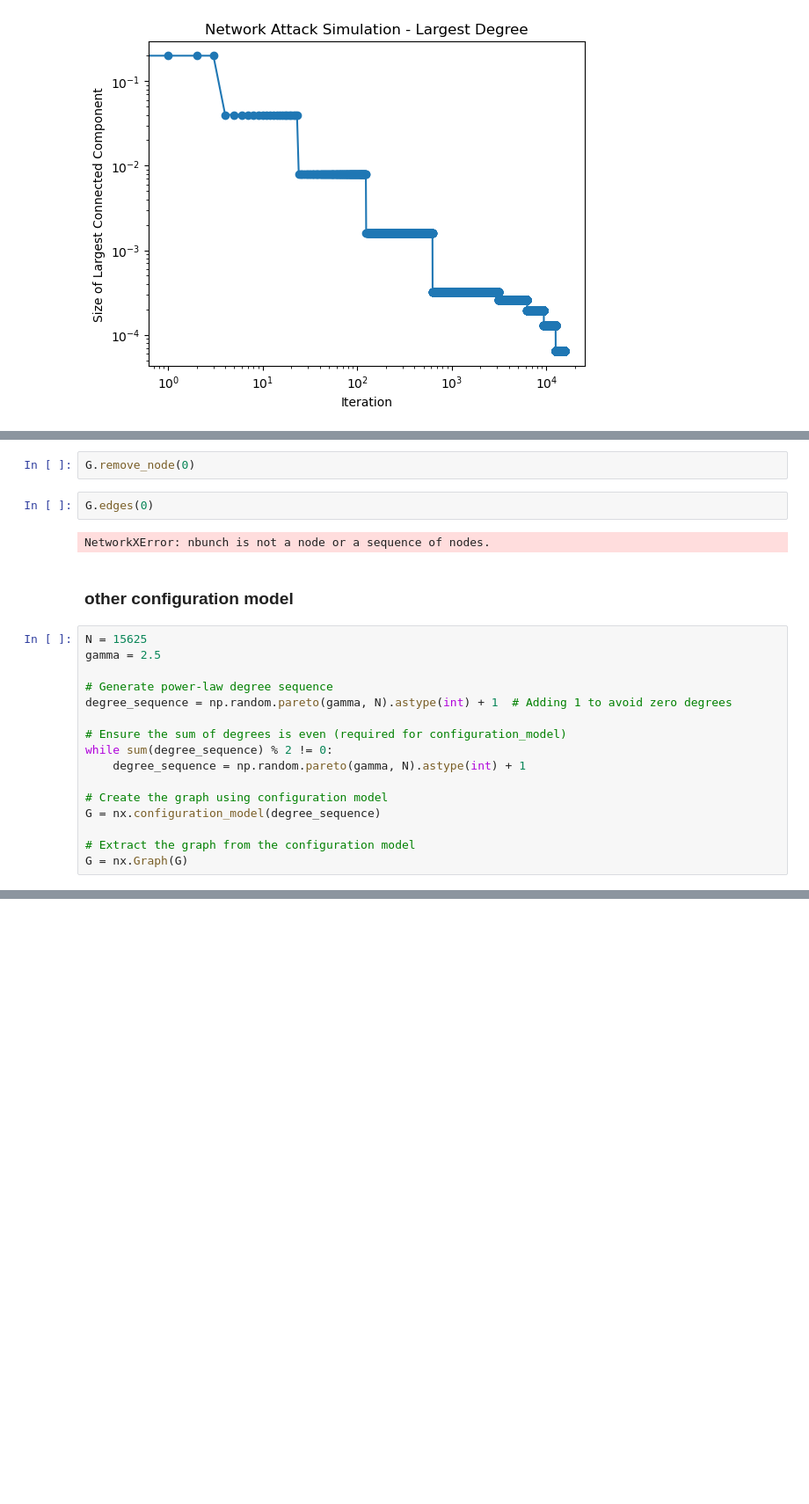
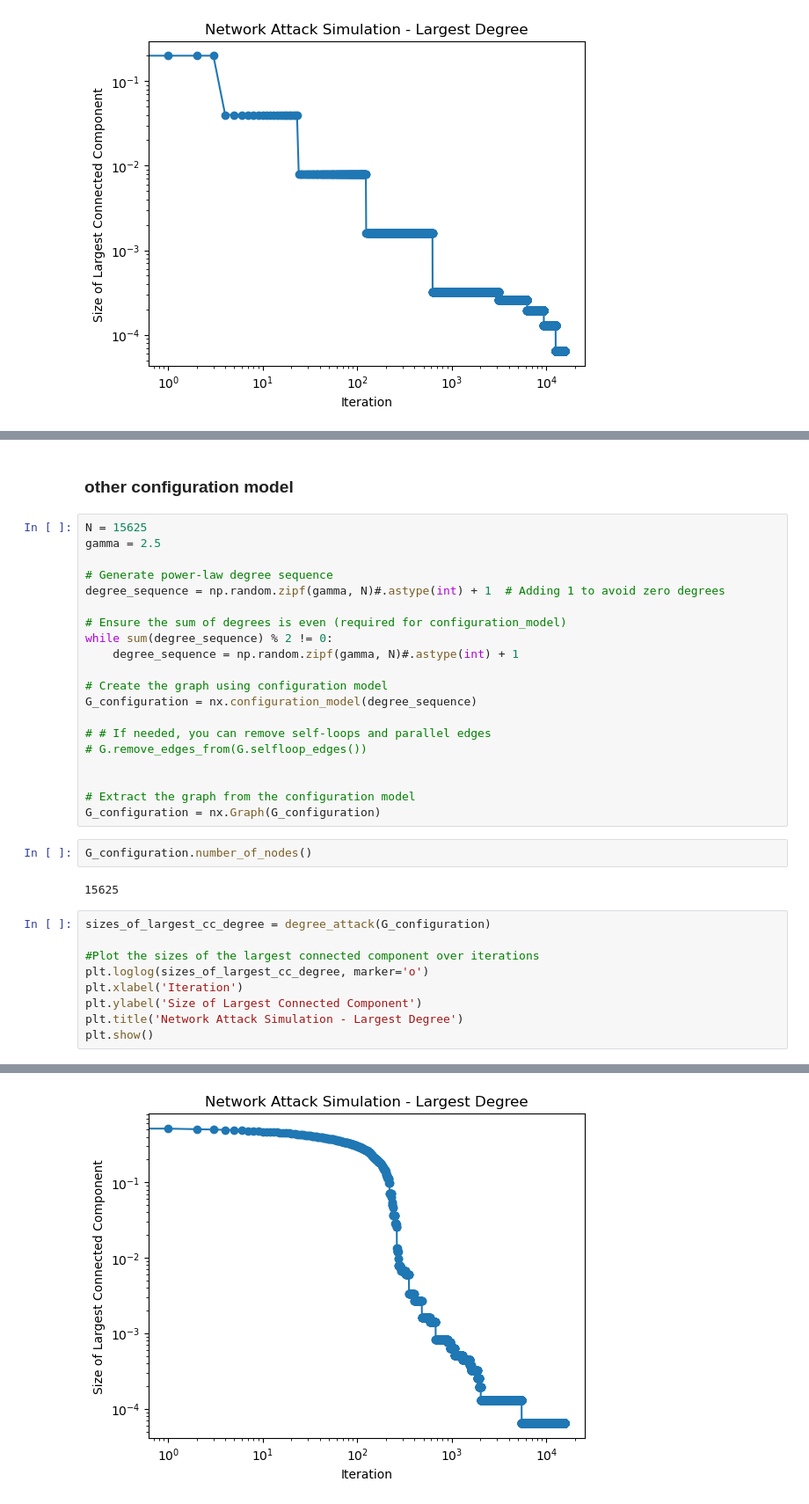
Before and after one commit to ldr7/Network-Science, a Jupyter notebook: homework3.ipynb, the cells around one changed output, grey strips where cells are left out. Shown at 88% size. Cells and saved outputs as stored; diff of their text form; blank space fills up the shorter version.

```diff
--- a/homework3.ipynb
+++ b/homework3.ipynb
@@ -545,9 +306,3 @@ G = nx.path_graph(3)
-# %%
-G.remove_node(0)
-# %%
-G.edges(0)
-# %% [output]
-NetworkXError: nbunch is not a node or a sequence of nodes.
 # %% [markdown]
 ### other configuration model
 # %%
@@ -555,14 +310,32 @@ N = 15625
 gamma = 2.5
 
 # Generate power-law degree sequence
-degree_sequence = np.random.pareto(gamma, N).astype(int) + 1  # Adding 1 to avoid zero degrees
+degree_sequence = np.random.zipf(gamma, N)#.astype(int) + 1  # Adding 1 to avoid zero degrees
 
 # Ensure the sum of degrees is even (required for configuration_model)
 while sum(degree_sequence) % 2 != 0:
-    degree_sequence = np.random.pareto(gamma, N).astype(int) + 1
+    degree_sequence = np.random.zipf(gamma, N)#.astype(int) + 1
 
 # Create the graph using configuration model
-G = nx.configuration_model(degree_sequence)
+G_configuration = nx.configuration_model(degree_sequence)
+
+# # If needed, you can remove self-loops and parallel edges
+# G.remove_edges_from(G.selfloop_edges())
+
 
 # Extract the graph from the configuration model
-G = nx.Graph(G)
+G_configuration = nx.Graph(G_configuration)
+# %%
+G_configuration.number_of_nodes()
+# %% [output]
+15625
+# %%
+sizes_of_largest_cc_degree = degree_attack(G_configuration)
+
+#Plot the sizes of the largest connected component over iterations
+plt.loglog(sizes_of_largest_cc_degree, marker='o')
+plt.xlabel('Iteration')
+plt.ylabel('Size of Largest Connected Component')
+plt.title('Network Attack Simulation - Largest Degree')
+plt.show()
+# %% [output]
@@ -568,0 +359 @@ G = nx.Graph(G)
+[figure, added]
```
Also changed, not shown: parts of 29 cells of this notebook.
